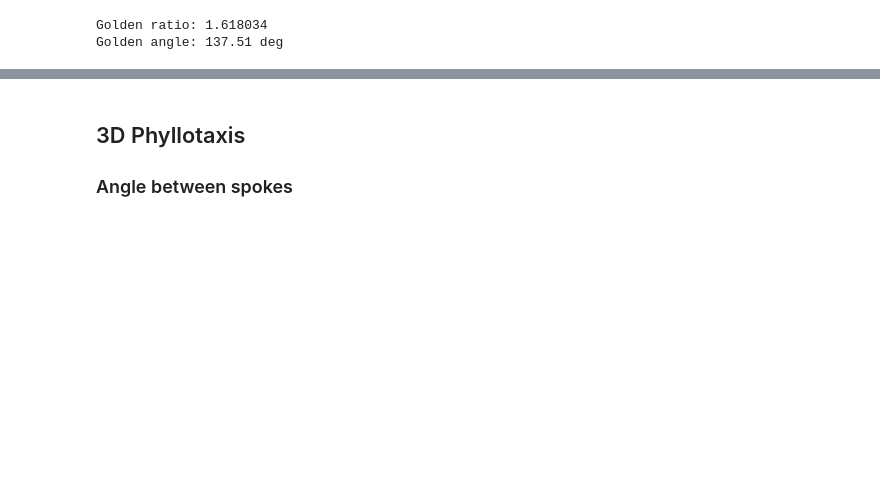
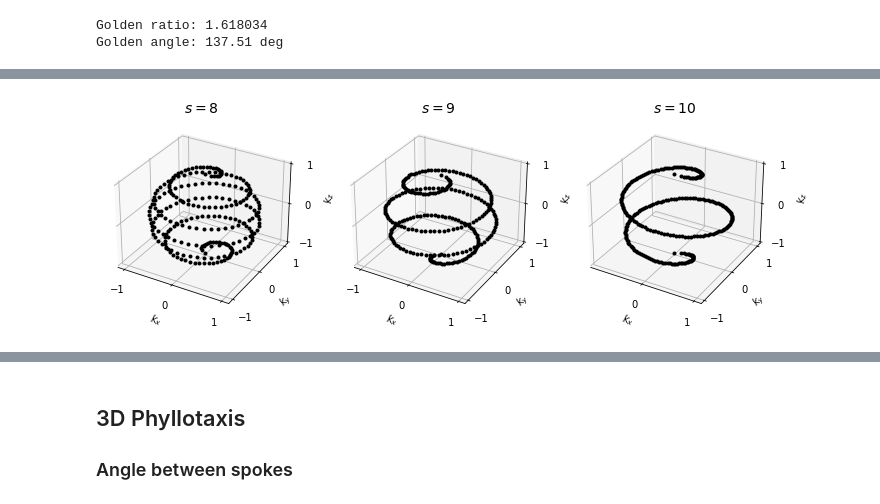
Before and after one commit to emilljungberg/merlin_mrm, a Jupyter notebook: notebooks/Section 2.1 - An interleaved 3D Phyllotaxis Trajectory.ipynb, the cells around one changed output, grey strips where cells are left out. Saved outputs shown, nothing was run; the diff lists cells and outputs as text; code cells hidden in the pictures; blank space fills up the shorter version.

```diff
--- a/notebooks/Section 2.1 - An interleaved 3D Phyllotaxis Trajectory.ipynb
+++ b/notebooks/Section 2.1 - An interleaved 3D Phyllotaxis Trajectory.ipynb
@@ -35,0 +24,18 @@ Golden angle: 137.51 deg
+# %%
+fig = plt.figure(figsize=(12,4))
+for (i,sf) in enumerate([8,9,10]):
+    traj = linear_phyllotaxis(n=256, nint=1, sf=sf)
+    ax = fig.add_subplot(1,3,i+1,projection='3d')
+    ax.plot(traj[:,0], traj[:,1], traj[:,2], '.k')
+    ax.set_xticks([-1,0,1])
+    ax.set_yticks([-1,0,1])
+    ax.set_zticks([-1,0,1])
+    ax.set_xlabel(r'$k_x$')
+    ax.set_ylabel(r'$k_y$')
+    ax.set_zlabel(r'$k_z$')
+    ax.set_title(r'$s={}$'.format(sf), fontsize=14)
+
+plt.savefig("phyllotaxis_traj_s_comp.png",dpi=300)
+plt.show()
+# %% [output]
+[figure, added]
```
Also changed, not shown: parts of 21 cells of this notebook.
